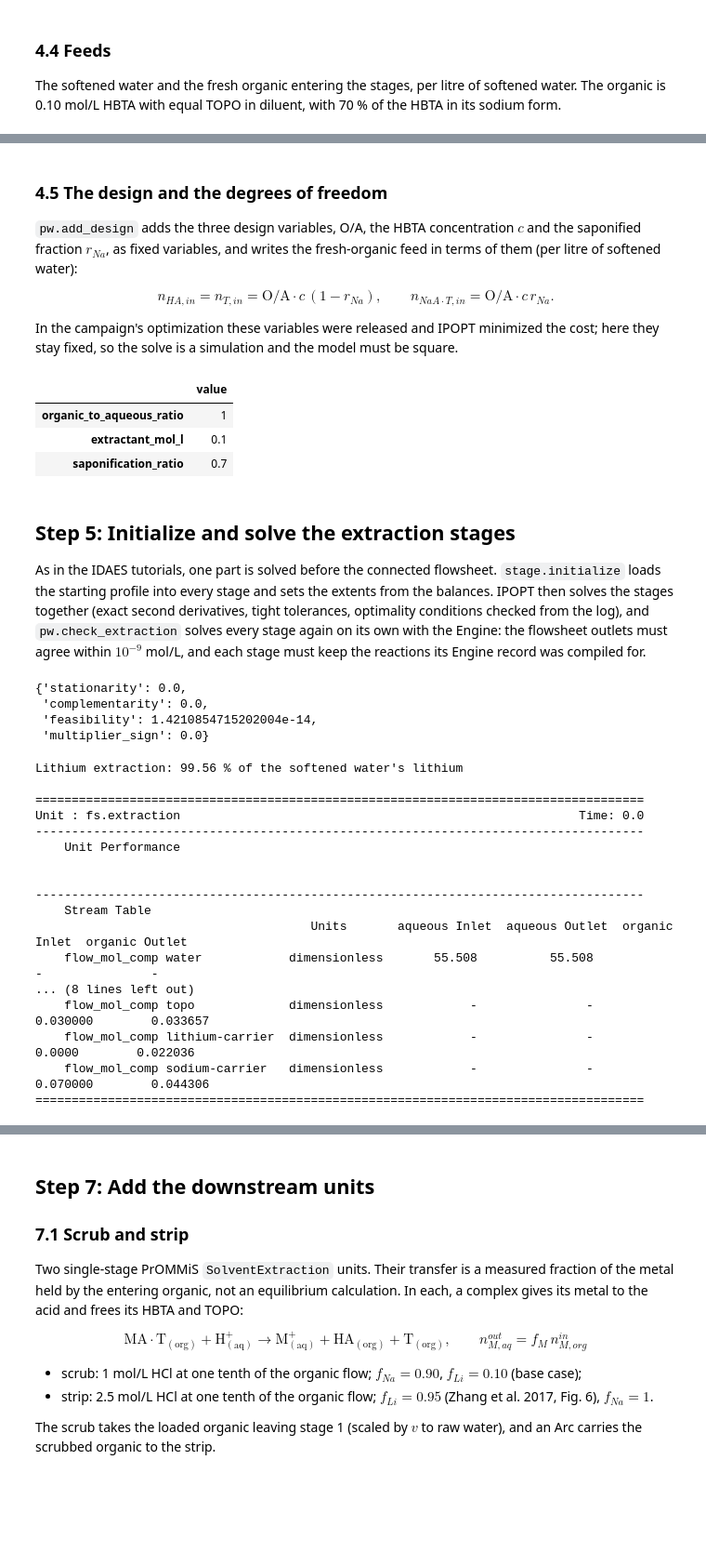
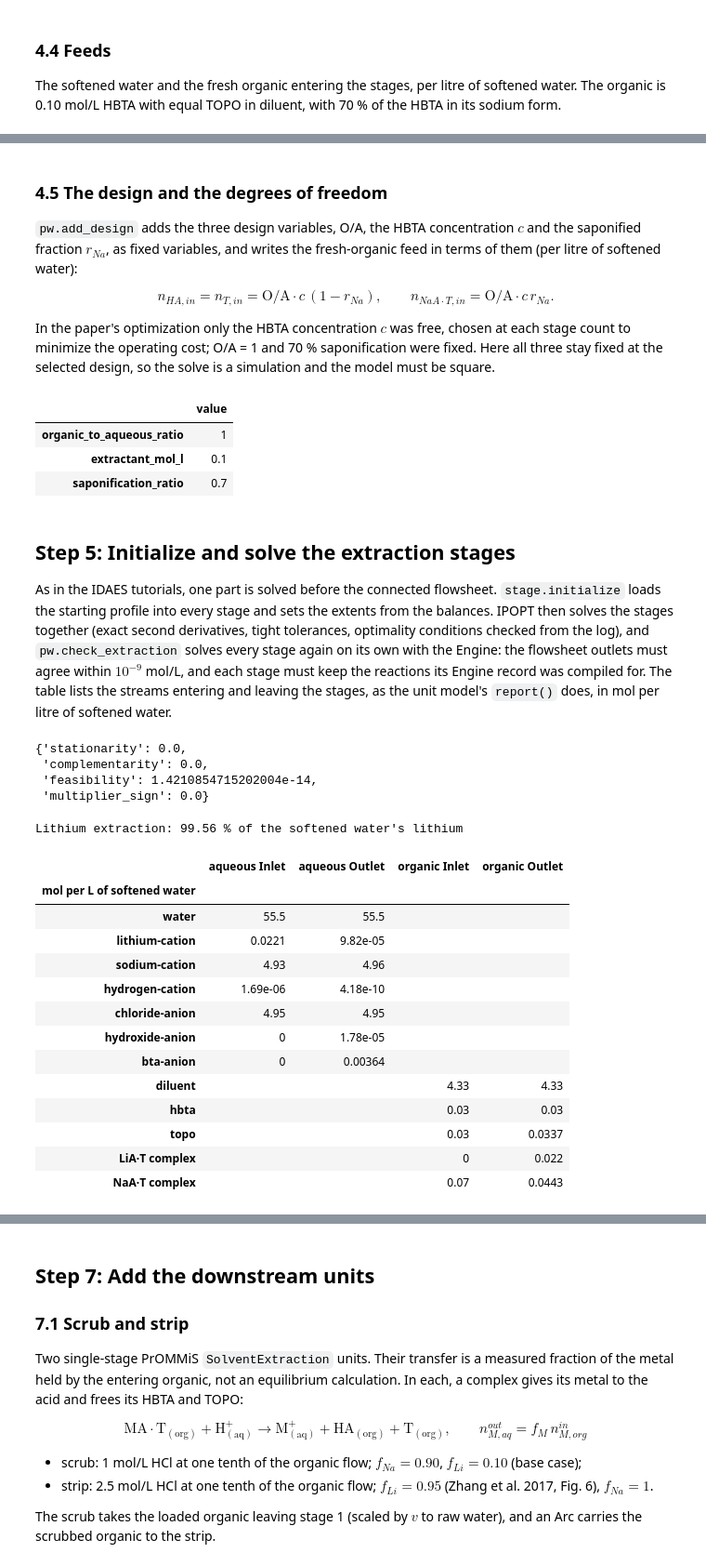
Before and after one commit to tannerpolley/prommis, a Jupyter notebook: docs/tutorials/lithium_produced_water_process.ipynb, the cells around one changed output, grey strips where cells are left out. Shown at 93% size. Drawn from its saved outputs; the diff is of its cells as text; code cells hidden in the pictures; blank space fills up the shorter version.

```diff
--- a/docs/tutorials/lithium_produced_water_process.ipynb
+++ b/docs/tutorials/lithium_produced_water_process.ipynb
@@ -273,8 +312,9 @@ n_{HA,in} = n_{T,in} = \mathrm{O/A}\cdot c\,(1 - r_{Na}), \qquad
 n_{NaA{\cdot}T,in} = \mathrm{O/A}\cdot c\, r_{Na}.
 $$
 
-In the campaign's optimization these variables were released and IPOPT minimized the cost; here they stay fixed, so
-the solve is a simulation and the model must be square.
+In the paper's optimization only the HBTA concentration $c$ was free, chosen at each stage count to minimize the
+operating cost; O/A = 1 and 70 % saponification were fixed. Here all three stay fixed at the selected design, so the solve
+is a simulation and the model must be square.
 # %%
 fixed = pw.add_design(m, site, water)
 assert degrees_of_freedom(m) == 0
@@ -291,7 +331,8 @@ As in the IDAES tutorials, one part is solved before the connected flowsheet. `s
 profile into every stage and sets the extents from the balances. IPOPT then solves the stages together (exact second
 derivatives, tight tolerances, optimality conditions checked from the log), and `pw.check_extraction` solves every
 stage again on its own with the Engine: the flowsheet outlets must agree within $10^{-9}$ mol/L, and each stage must
-keep the reactions its Engine record was compiled for.
+keep the reactions its Engine record was compiled for. The table lists the streams entering and leaving the
+stages, as the unit model's `report()` does, in mol per litre of softened water.
 # %%
 stage.initialize(m, pw.stage_amounts(start))
 pw.solve(m, "MS2_extraction")["kkt"]
@@ -303,27 +344,25 @@ pw.solve(m, "MS2_extraction")["kkt"]
 # %%
 extraction = pw.check_extraction(m)
 print(
     f"Lithium extraction: {100 * value(m.fs.design.li_extraction):.2f} % of the softened water's lithium"
 )
-m.fs.extraction.report()
+tools.stream_table(m.fs.extraction, "softened water")
 # %% [output]
 Lithium extraction: 99.56 % of the softened water's lithium
-
-====================================================================================
-Unit : fs.extraction                                                       Time: 0.0
-------------------------------------------------------------------------------------
-    Unit Performance
-
-
-------------------------------------------------------------------------------------
-    Stream Table
-                                      Units       aqueous Inlet  aqueous Outlet  organic Inlet  organic Outlet
-    flow_mol_comp water            dimensionless       55.508          55.508             -               -
-... (8 lines left out)
-    flow_mol_comp topo             dimensionless            -               -      0.030000        0.033657
-    flow_mol_comp lithium-carrier  dimensionless            -               -        0.0000        0.022036
-    flow_mol_comp sodium-carrier   dimensionless            -               -      0.070000        0.044306
-====================================================================================
+|  | aqueous Inlet | aqueous Outlet | organic Inlet | organic Outlet |
+| mol per L of softened water |  |  |  |  |
+| water | 55.5 | 55.5 |  |  |
+| lithium-cation | 0.0221 | 9.82e-05 |  |  |
+| sodium-cation | 4.93 | 4.96 |  |  |
+| hydrogen-cation | 1.69e-06 | 4.18e-10 |  |  |
+| chloride-anion | 4.95 | 4.95 |  |  |
+| hydroxide-anion | 0 | 1.78e-05 |  |  |
+| bta-anion | 0 | 0.00364 |  |  |
+| diluent |  |  | 4.33 | 4.33 |
+| hbta |  |  | 0.03 | 0.03 |
+| topo |  |  | 0.03 | 0.0337 |
+| LiA·T complex |  |  | 0 | 0.022 |
+| NaA·T complex |  |  | 0.07 | 0.0443 |
 # %% [markdown]
 ## Step 6: Choose the downstream alternative
 
```
Also changed, not shown: parts of 50 cells of this notebook, 4 other files.
